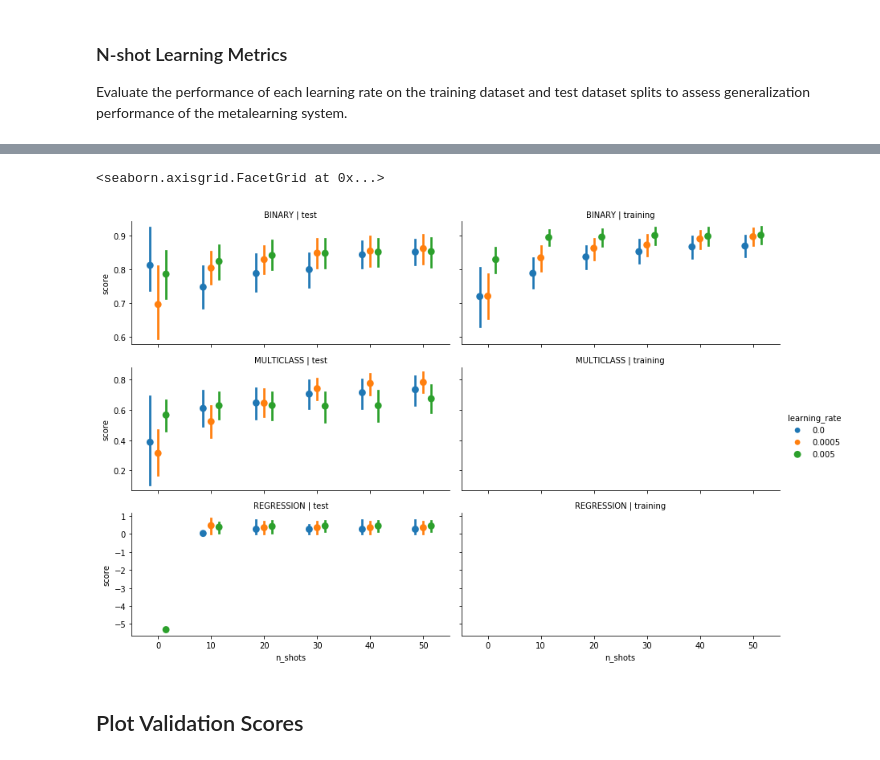
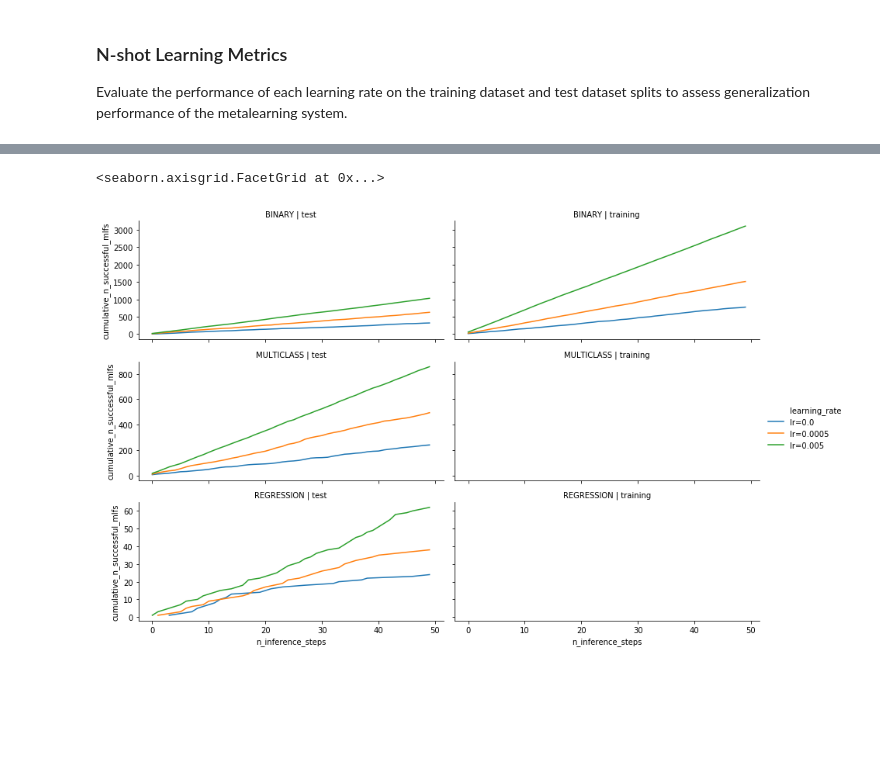
Before and after one commit to cosmicBboy/ml-research, a Jupyter notebook: metalearn/analysis/20200218_metalearn_a2c_openml_cc18_tune_learning_rate.ipynb, the cells around one changed output, grey strips where cells are left out. Saved outputs shown, nothing was run; the diff lists cells and outputs as text; code cells hidden in the pictures; blank space fills up the shorter version.

```diff
--- a/metalearn/analysis/20200218_metalearn_a2c_openml_cc18_tune_learning_rate.ipynb
+++ b/metalearn/analysis/20200218_metalearn_a2c_openml_cc18_tune_learning_rate.ipynb
@@ -535,26 +519,26 @@ g.set_titles(col_template="{col_name}", row_template="{row_name}")
 # %%
-g = sns.catplot(
-    x="n_shots",
-    y="score",
+g = sns.relplot(
+    x="n_inference_steps",
+    y="cumulative_n_successful_mlfs",
     hue="learning_rate",
     col="data_env_partition",
     row="target_type",
     row_order=["BINARY", "MULTICLASS", "REGRESSION"],
-    kind="point",
-    join=False,
-    dodge=0.3,
-    sharey="row",
+    kind="line",
     data=(
-        compute_n_shot_performance_metrics(inference_results, list(range(0, 51, 10)))
-        .pipe(n_shots_to_long)
-        .query("score_type == 'max_validation_score'")
+        inference_results_cum_reward
+        .assign(
+            learning_rate=lambda df: "lr=" + df.learning_rate.astype(str)
+        )
+
     ),
     height=2.7,
     aspect=2.25,
+    facet_kws={
+        "sharey": "row",
+    }
 )
 g.set_titles(col_template="{col_name}", row_template="{row_name}")
 # %% [output]
 <seaborn.axisgrid.FacetGrid at 0x...>
-[figure, old version]
+[figure, new version]
-# %% [markdown]
-## Plot Validation Scores
```
Also changed, not shown: parts of 23 cells of this notebook, 1 other file.
